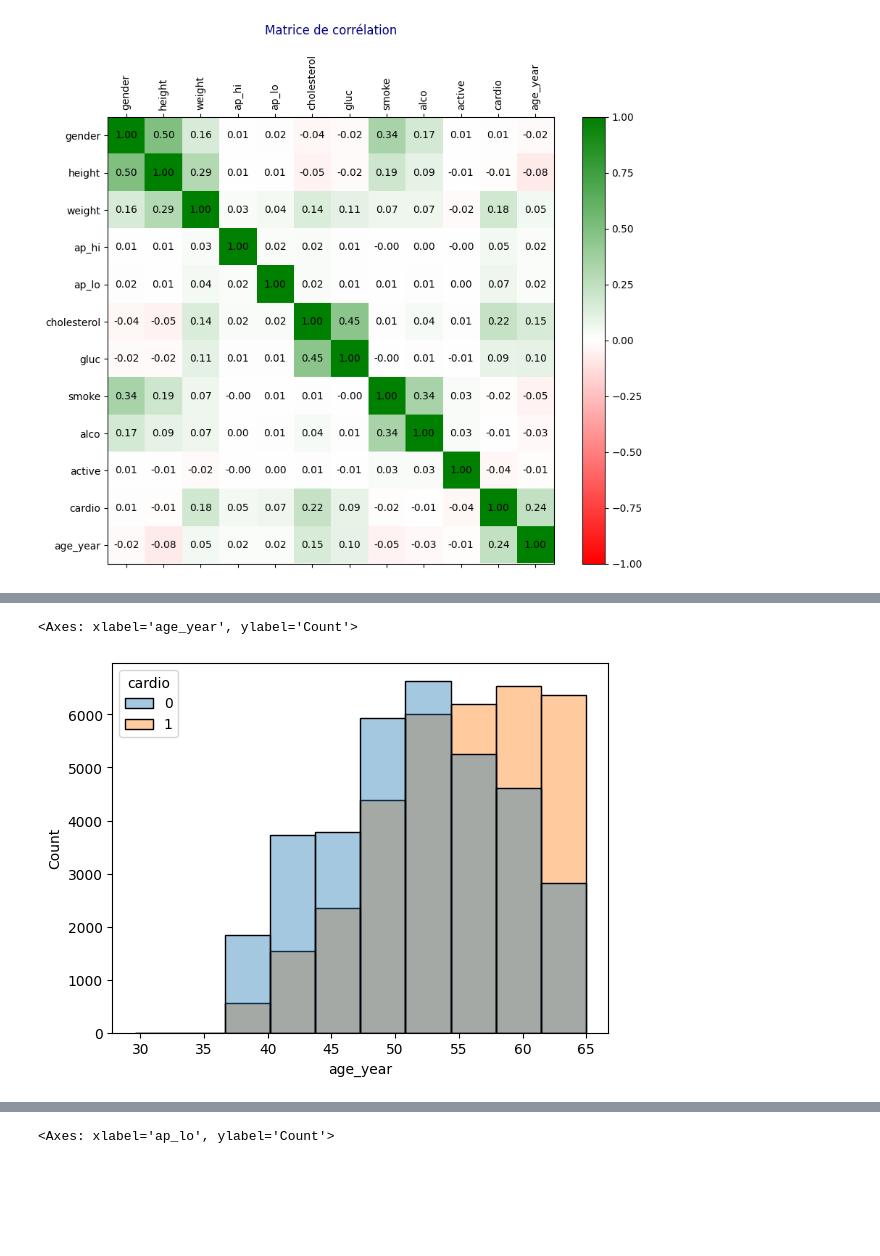
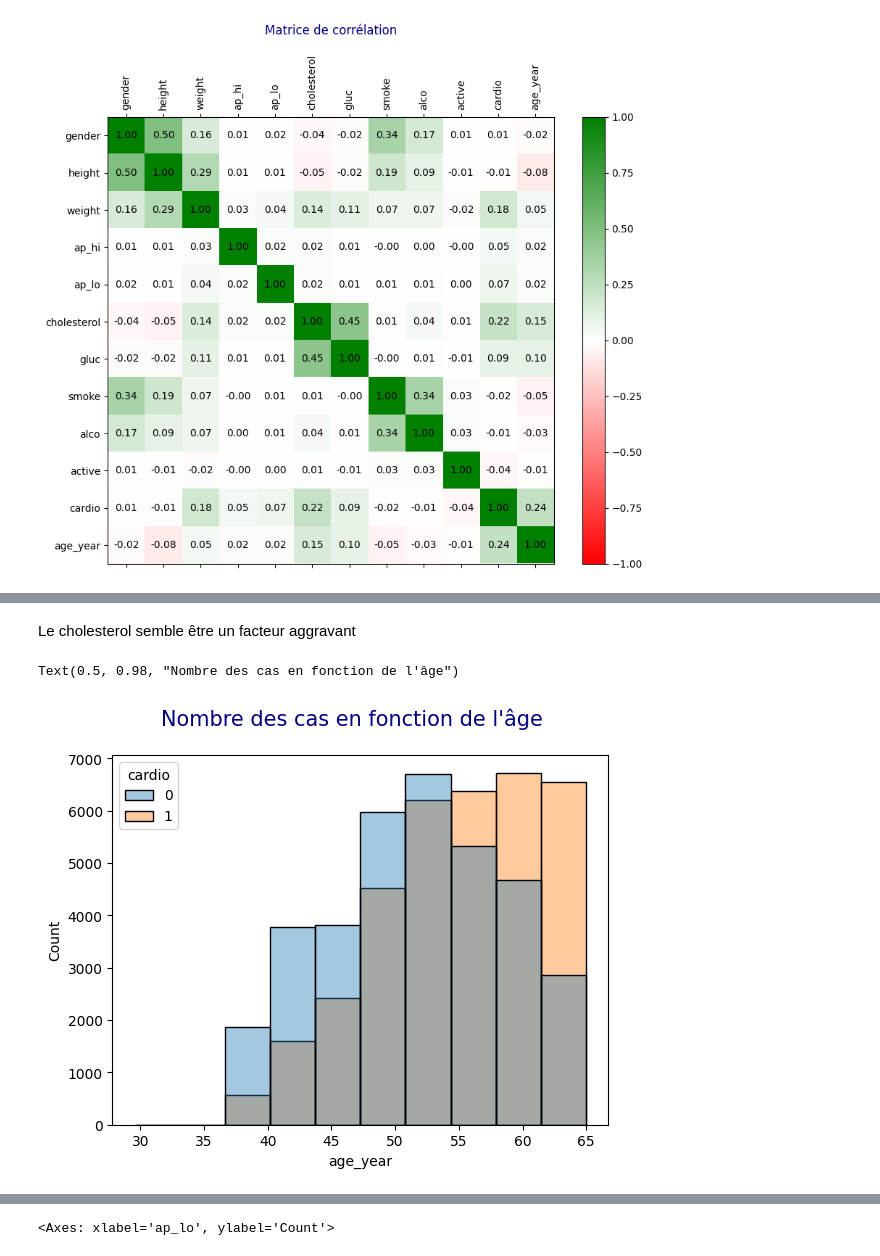
Before and after one commit to sulivan-moreau/cardio-vasc-risks, a Jupyter notebook: visualization.ipynb, the cells around one changed output, grey strips where cells are left out. Cells and saved outputs as stored; diff of their text form; code cells hidden in the pictures; blank space fills up the shorter version.

```diff
--- a/visualization.ipynb
+++ b/visualization.ipynb
@@ -152,16 +116,19 @@ plt.show()
+# %% [markdown]
+Le cholesterol semble être un facteur aggravant
 # %%
 sns.histplot(
     data=df,
     x='age_year',
     hue='cardio',
     bins=10,
     multiple='layer',  # empile les deux couleurs légèrement
     alpha=0.4,          # transparence pour voir les deux
     stat='count'        # on affiche les quantités réelles
 )
+plt.suptitle("Nombre des cas en fonction de l'âge", color="navy", fontsize=15)
 # %% [output]
-<Axes: xlabel='age_year', ylabel='Count'>
+Text(0.5, 0.98, "Nombre des cas en fonction de l'âge")
-[figure, old version]
+[figure, new version]
 # %%
 sns.histplot(
     data=df,
```
Also changed, not shown: parts of 17 cells of this notebook, 1 other file.
